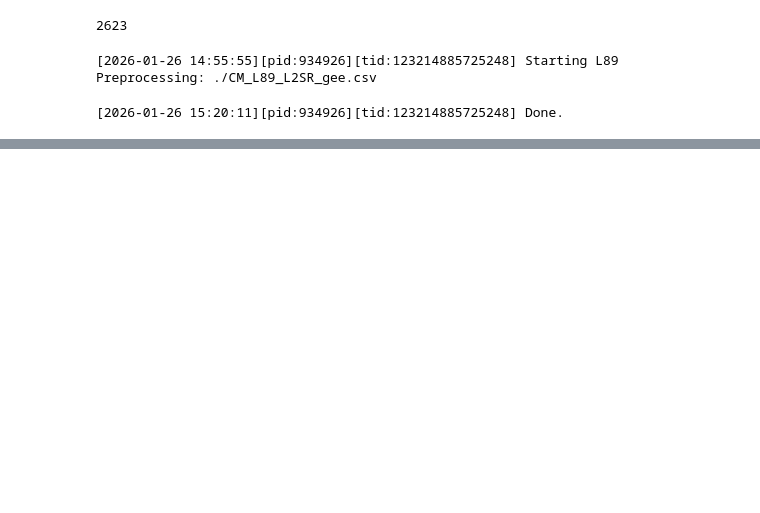
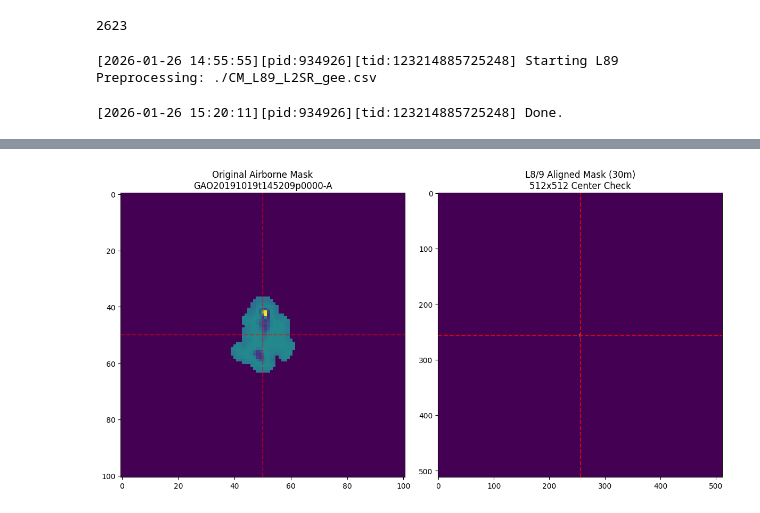
Before and after one commit to yuyao-wang/MethaneUnion, a Jupyter notebook: preprocess_dataset_L89/l89_-790360_preprocess.ipynb, the cells around one changed output, grey strips where cells are left out. Saved outputs shown, nothing was run; the diff lists cells and outputs as text; code cells hidden in the pictures; blank space fills up the shorter version.

```diff
--- a/preprocess_dataset_L89/l89_-790360_preprocess.ipynb
+++ b/preprocess_dataset_L89/l89_-790360_preprocess.ipynb
@@ -468,0 +471,99 @@ FileNotFoundError: [Errno 2] No such file or directory: './CM_L89_L2SR_std512.cs
+# %%
+import pandas as pd
+import os
+import rasterio
+from pyproj import Transformer
+import matplotlib.pyplot as plt
+import numpy as np
+
+def get_center_latlon(tif_file):
+    with rasterio.open(tif_file) as src:
+        # Get the center pixel coordinates
+        width = src.width
+        height = src.height
+        center_x = width / 2
+        center_y = height / 2
+
+        # Convert pixel coordinates to projection coordinates (UTM/etc)
+        # Using the * operator with a tuple (x, y) returns the world coordinates
+        center_world_x, center_world_y = src.transform * (center_x, center_y)
+
+        # Create a transformer to convert from image CRS to WGS84 (Lat/Lon)
+        # always_xy=True ensures output is (Lon, Lat)
+        transformer = Transformer.from_crs(src.crs, "EPSG:4326", always_xy=True)
+        center_lon, center_lat = transformer.transform(center_world_x, center_world_y)
+
+        return center_lat, center_lon
+
+# =========================
+# Config for L8/9 Check
+# =========================
+# Path where you generated the new 30m masks
+MASK_ROOT = '/mnt/engg-leung/Research_No9_Methane_Emissions/Yuyao/Dataset/data_dir_l89_L2SR/plume_masks_l89_512'
+# Original airborne mask directory
+BASE_AIRBORNE_DIR = '/data2/yuyao/methane_emission/carbon_mapper_data_masks'
+# Metadata CSV
+CSV_PATH = '/data2/yuyao/methane_emission/carbon_mapper_data/csvs/merged_file.csv'
+
+df = pd.read_csv(CSV_PATH)
+
+count = 0
+for index, row in df.iterrows():
+    pid = row['plume_id']
+    target_lat = row['plume_latitude']
+    target_lon = row['plume_longitude']
+
+    # Define paths
+    input_tif = os.path.join(BASE_AIRBORNE_DIR, pid, 'plume.tif')
+    resized_tif = os.path.join(MASK_ROOT, pid, 'mask_30m_512.tif')
+
+    # Only process if both files exist
+    if os.path.exists(input_tif) and os.path.exists(resized_tif):
+        print("-" * 30)
+        print(f"Processing: {pid}")
+        print(f"Target (CSV) Center: Lat {target_lat}, Lon {target_lon}")
+
+        try:
+            # Get calculated centers
+            center_input = get_center_latlon(input_tif)
+            center_resized = get_center_latlon(resized_tif)
+
+            print(f"Original Mask Center:  {center_input}")
+            print(f"30m Resized Center:    {center_resized}")
+
+            # Calculate shift in meters (approximate)
+            lat_diff = abs(center_resized[0] - target_lat) * 111000
+            lon_diff = abs(center_resized[1] - target_lon) * 111000 * np.cos(np.radians(target_lat))
+            print(f"Shift from Target:     ~{lat_diff:.2f}m Lat, ~{lon_diff:.2f}m Lon")
+
+            # Plotting
+            with rasterio.open(input_tif) as s1:
+                img1 = s1.read(1)
+            with rasterio.open(resized_tif) as s2:
+                img2 = s2.read(1)
+
+            fig, axes = plt.subplots(1, 2, figsize=(12, 6))
+
+            # Original Image
+            axes[0].imshow(img1, cmap='viridis')
+            axes[0].set_title(f'Original Airborne Mask\n{pid}')
+            axes[0].axhline(img1.shape[0]//2, color='red', linestyle='--', alpha=0.5)
+            axes[0].axvline(img1.shape[1]//2, color='red', linestyle='--', alpha=0.5)
+
+            # Resized/Aligned Image
+            axes[1].imshow(img2, cmap='viridis')
+            axes[1].set_title(f'L8/9 Aligned Mask (30m)\n512x512 Center Check')
+            # Add crosshairs to verify the mask is centered in the 512x512 window
+            axes[1].axhline(256, color='red', linestyle='--', alpha=0.8)
+            axes[1].axvline(256, color='red', linestyle='--', alpha=0.8)
+
+            plt.tight_layout()
+            plt.show()
+
+            count += 1
+            if count >= 5: # Just check 5 samples
+                break
+
+        except Exception as e:
+            print(f"Error checking {pid}: {e}")
+# %% [output]
@@ -468,0 +576 @@ FileNotFoundError: [Errno 2] No such file or directory: './CM_L89_L2SR_std512.cs
+[figure, added]
```
Also changed, not shown: parts of 2 cells of this notebook, 2 other files.
